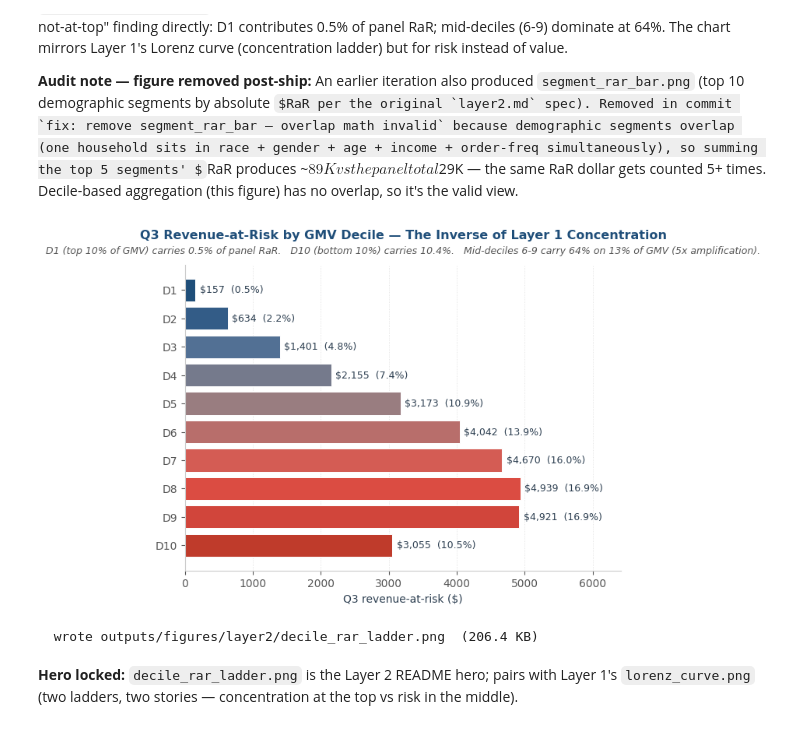
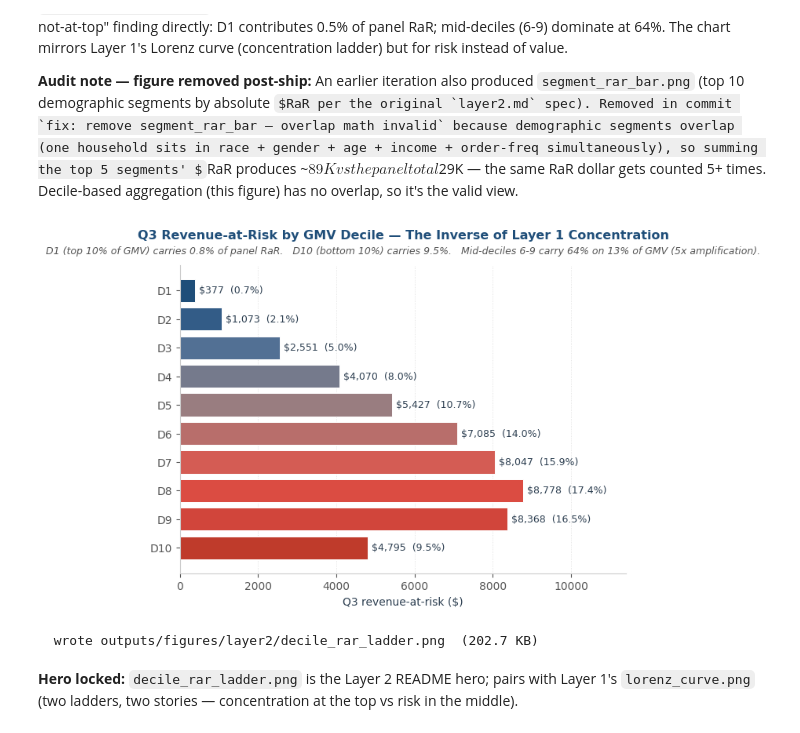
Before and after one commit to lilwan345/amazon-revenue-analytics, a Jupyter notebook: notebooks/02_layer2_rar.ipynb, the cells around one changed output. Cells and saved outputs as stored; diff of their text form; code cells hidden in the pictures; some formulas as TeX source.

```diff
--- a/notebooks/02_layer2_rar.ipynb
+++ b/notebooks/02_layer2_rar.ipynb
@@ -213,7 +213,7 @@ filt = (
     purchases
     .with_columns(
         pl.col("Order Date")
-            .str.strptime(pl.Datetime, format="%-m/%-d/%y", strict=True)
+            .str.strptime(pl.Datetime, format="%Y-%m-%d", strict=True)
             .alias("order_date"),
         (pl.col("Purchase Price Per Unit") * pl.col("Quantity")).alias("line_gmv"),
     )
@@ -246,7 +246,7 @@ last_order = (
         .agg(pl.col("order_date").max().dt.date().alias("last_order_date"))
 )
 
-# Re-attach all 2,845 panel households (handles inactive ones via LEFT JOIN).
+# Re-attach all 5,026 panel households (handles inactive ones via LEFT JOIN).
 features_polars = (
     panel_hh.select("household_id")
     .join(t12,       on="household_id", how="left")
@@ -270,6 +270,6 @@ features_polars = (
     ])
 )
 
-assert features_polars.height == 2_845
+assert features_polars.height == 5_026
 print(f"  Polars features: {features_polars.height:,} rows x {features_polars.width} cols")
 # %% [output]
@@ -1835,36 +1835,36 @@ for bar, gmv, sh in zip(bars, rar_vals, share_of_panel):
         va="center", ha="left",
         fontsize=9, color=COLOR_TEXT,
     )
 
 ax.set_xlabel("Q3 revenue-at-risk ($)", fontsize=10)
 ax.set_xlim(0, xmax * 1.30)
 
 ax.set_title(
     "Q3 Revenue-at-Risk by GMV Decile — The Inverse of Layer 1 Concentration",
     pad=24, fontsize=11.5,
 )
 ax.text(
     0.5, 1.03,
-    "D1 (top 10% of GMV) carries 0.5% of panel RaR.   D10 (bottom 10%) carries 10.4%.   "
+    "D1 (top 10% of GMV) carries 0.8% of panel RaR.   D10 (bottom 10%) carries 9.5%.   "
     "Mid-deciles 6-9 carry 64% on 13% of GMV (5x amplification).",
     transform=ax.transAxes, ha="center", va="bottom",
     fontsize=9, color=COLOR_MUTED, style="italic",
 )
 
 ax.xaxis.grid(True, linestyle=":", color="#dddddd", linewidth=0.6)
 ax.set_axisbelow(True)
 
 plt.tight_layout(rect=[0, 0, 1, 0.93])
 
 DECILE_LADDER_PNG = PROJECT_ROOT / "outputs" / "figures" / "layer2" / "decile_rar_ladder.png"
 plt.savefig(DECILE_LADDER_PNG, dpi=300, facecolor="white", bbox_inches="tight")
 plt.show()
 
 print(f"  wrote {DECILE_LADDER_PNG.relative_to(PROJECT_ROOT)}  "
       f"({DECILE_LADDER_PNG.stat().st_size / 1024:.1f} KB)")
 # %% [output]
-[figure, old version]
+[figure, new version]
-  wrote outputs/figures/layer2/decile_rar_ladder.png  (206.4 KB)
+  wrote outputs/figures/layer2/decile_rar_ladder.png  (202.7 KB)
 # %% [markdown]
 **Hero locked:** `decile_rar_ladder.png` is the Layer 2 README hero; pairs with Layer 1's `lorenz_curve.png` (two ladders, two stories — concentration at the top vs risk in the middle).
 # %% [markdown]
```
Also changed, not shown: parts of 42 cells of this notebook, 33 other files.
